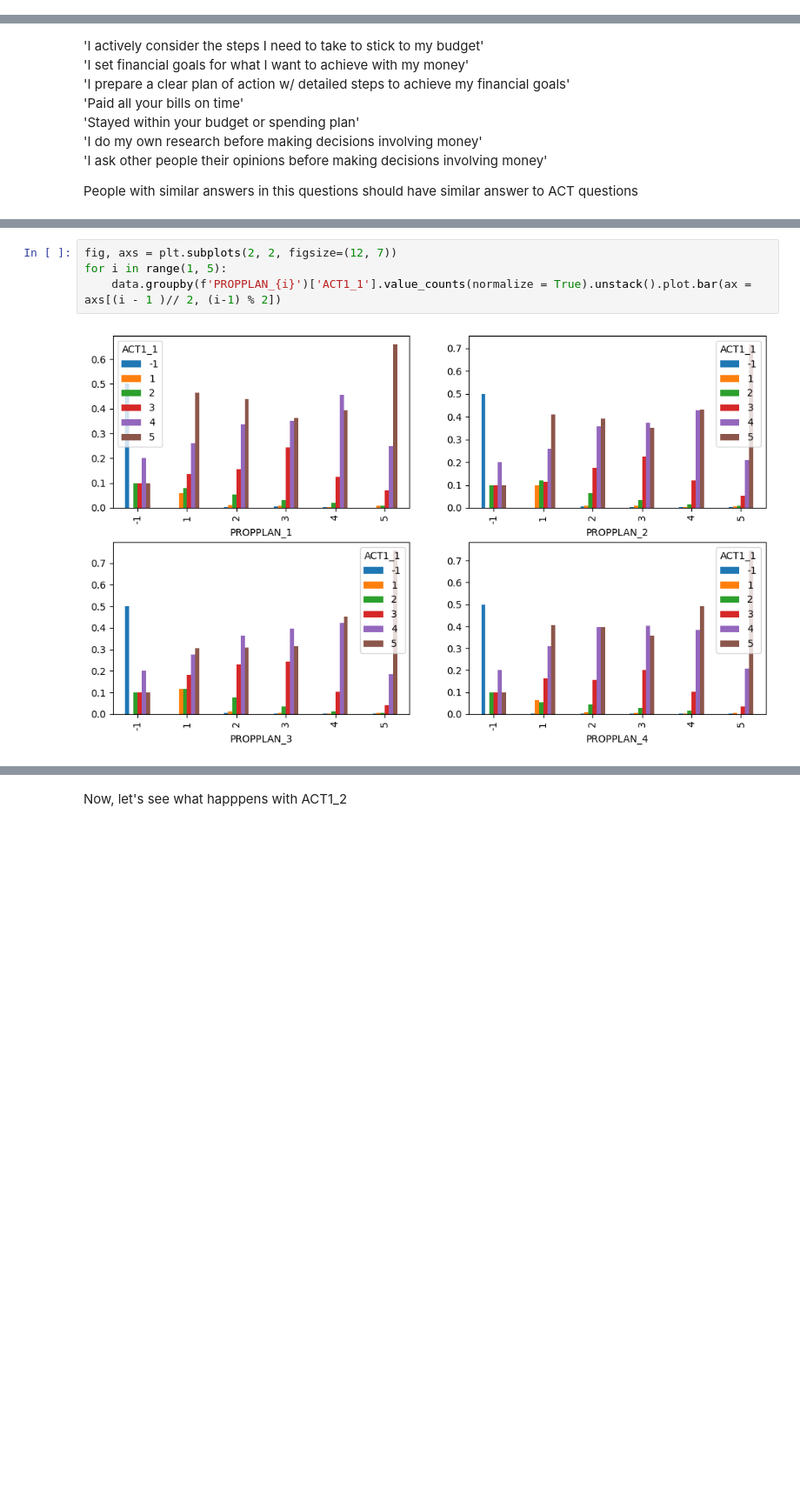
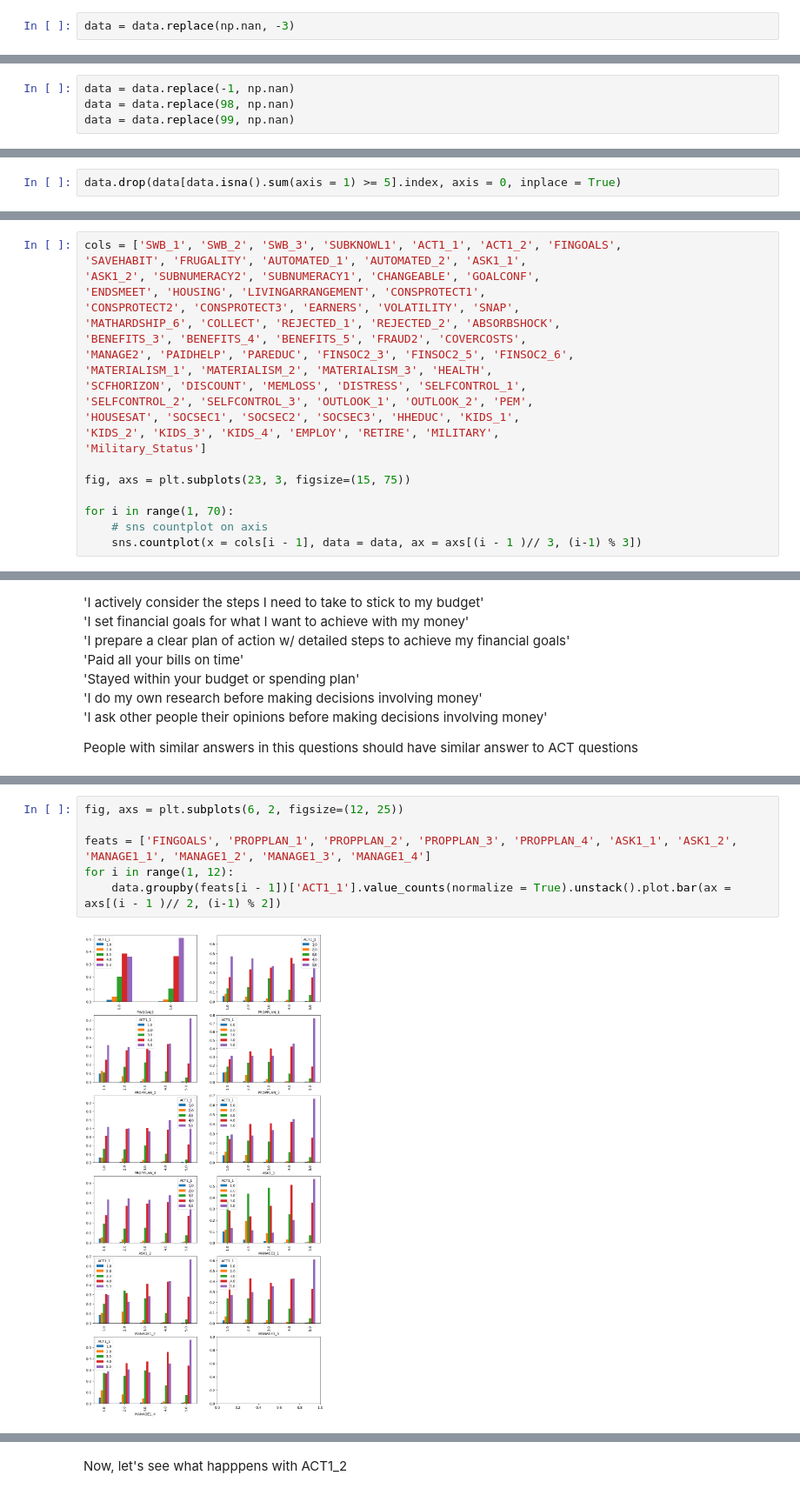
Before and after one commit to inesmcm26/ims_grant, a Jupyter notebook: data_exploration.ipynb, the cells around one changed output, grey strips where cells are left out. Shown at 87% size. Saved outputs shown, nothing was run; the diff lists cells and outputs as text; blank space fills up the shorter version.

```diff
--- a/data_exploration.ipynb
+++ b/data_exploration.ipynb
@@ -288,3 +206,5 @@ distance: euclidean for agecat, PPEDUC and PPINCIMP + hamming for PPMARIT and AU
+# %%
+data = data.replace(np.nan, -3)
 # %% [markdown]
 __-2: Question not asked because respondant not in item base__
 
@@ -390,0 +343,4 @@ data[(data == -1).any(axis = 1)]
+# %%
+data = data.replace(-1, np.nan)
+data = data.replace(98, np.nan)
+data = data.replace(99, np.nan)
@@ -390,0 +373,2 @@ data[(data == -1).any(axis = 1)]
+# %%
+data.drop(data[data.isna().sum(axis = 1) >= 5].index, axis = 0, inplace = True)
@@ -390,0 +381,21 @@ data[(data == -1).any(axis = 1)]
+# %%
+cols = ['SWB_1', 'SWB_2', 'SWB_3', 'SUBKNOWL1', 'ACT1_1', 'ACT1_2', 'FINGOALS',
+'SAVEHABIT', 'FRUGALITY', 'AUTOMATED_1', 'AUTOMATED_2', 'ASK1_1',
+'ASK1_2', 'SUBNUMERACY2', 'SUBNUMERACY1', 'CHANGEABLE', 'GOALCONF',
+'ENDSMEET', 'HOUSING', 'LIVINGARRANGEMENT', 'CONSPROTECT1',
+'CONSPROTECT2', 'CONSPROTECT3', 'EARNERS', 'VOLATILITY', 'SNAP',
+'MATHARDSHIP_6', 'COLLECT', 'REJECTED_1', 'REJECTED_2', 'ABSORBSHOCK',
+'BENEFITS_3', 'BENEFITS_4', 'BENEFITS_5', 'FRAUD2', 'COVERCOSTS',
+'MANAGE2', 'PAIDHELP', 'PAREDUC', 'FINSOC2_3', 'FINSOC2_5', 'FINSOC2_6',
+'MATERIALISM_1', 'MATERIALISM_2', 'MATERIALISM_3', 'HEALTH',
+'SCFHORIZON', 'DISCOUNT', 'MEMLOSS', 'DISTRESS', 'SELFCONTROL_1',
+'SELFCONTROL_2', 'SELFCONTROL_3', 'OUTLOOK_1', 'OUTLOOK_2', 'PEM',
+'HOUSESAT', 'SOCSEC1', 'SOCSEC2', 'SOCSEC3', 'HHEDUC', 'KIDS_1',
+'KIDS_2', 'KIDS_3', 'KIDS_4', 'EMPLOY', 'RETIRE', 'MILITARY',
+'Military_Status']
+
+fig, axs = plt.subplots(23, 3, figsize=(15, 75))
+
+for i in range(1, 70):
+    # sns countplot on axis
+    sns.countplot(x = cols[i - 1], data = data, ax = axs[(i - 1 )// 3, (i-1) % 3])
@@ -510,6 +492,8 @@ Discriminates well
 # %%
-fig, axs = plt.subplots(2, 2, figsize=(12, 7))
-for i in range(1, 5):
-    data.groupby(f'PROPPLAN_{i}')['ACT1_1'].value_counts(normalize = True).unstack().plot.bar(ax = axs[(i - 1 )// 2, (i-1) % 2])
+fig, axs = plt.subplots(6, 2, figsize=(12, 25))
+
+feats = ['FINGOALS', 'PROPPLAN_1', 'PROPPLAN_2', 'PROPPLAN_3', 'PROPPLAN_4', 'ASK1_1', 'ASK1_2', 'MANAGE1_1', 'MANAGE1_2', 'MANAGE1_3', 'MANAGE1_4']
+for i in range(1, 12):
+    data.groupby(feats[i - 1])['ACT1_1'].value_counts(normalize = True).unstack().plot.bar(ax = axs[(i - 1 )// 2, (i-1) % 2])
 # %% [output]
-[figure, old version]
+[figure, new version]
```
Also changed, not shown: parts of 149 cells of this notebook, 3 other files.
